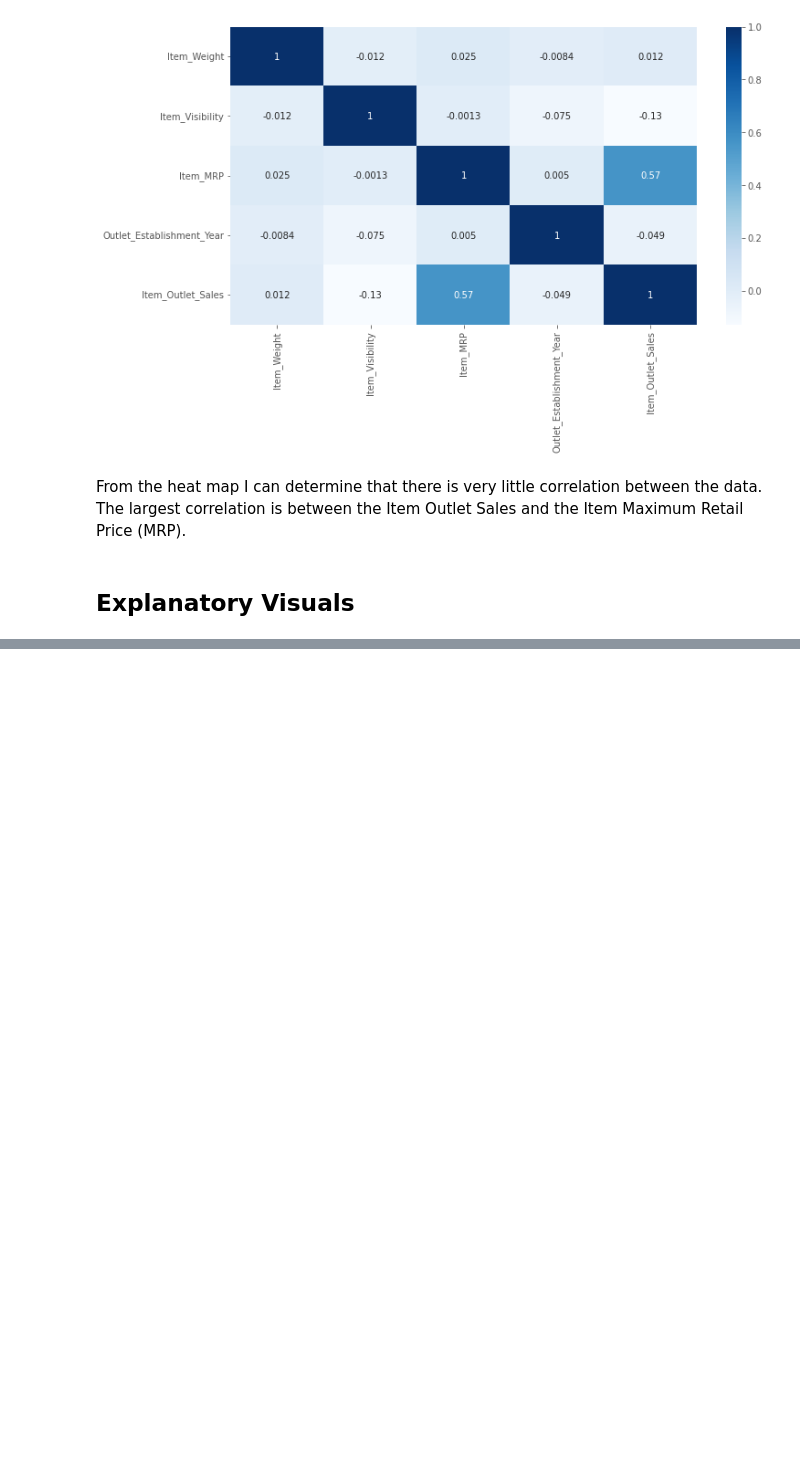
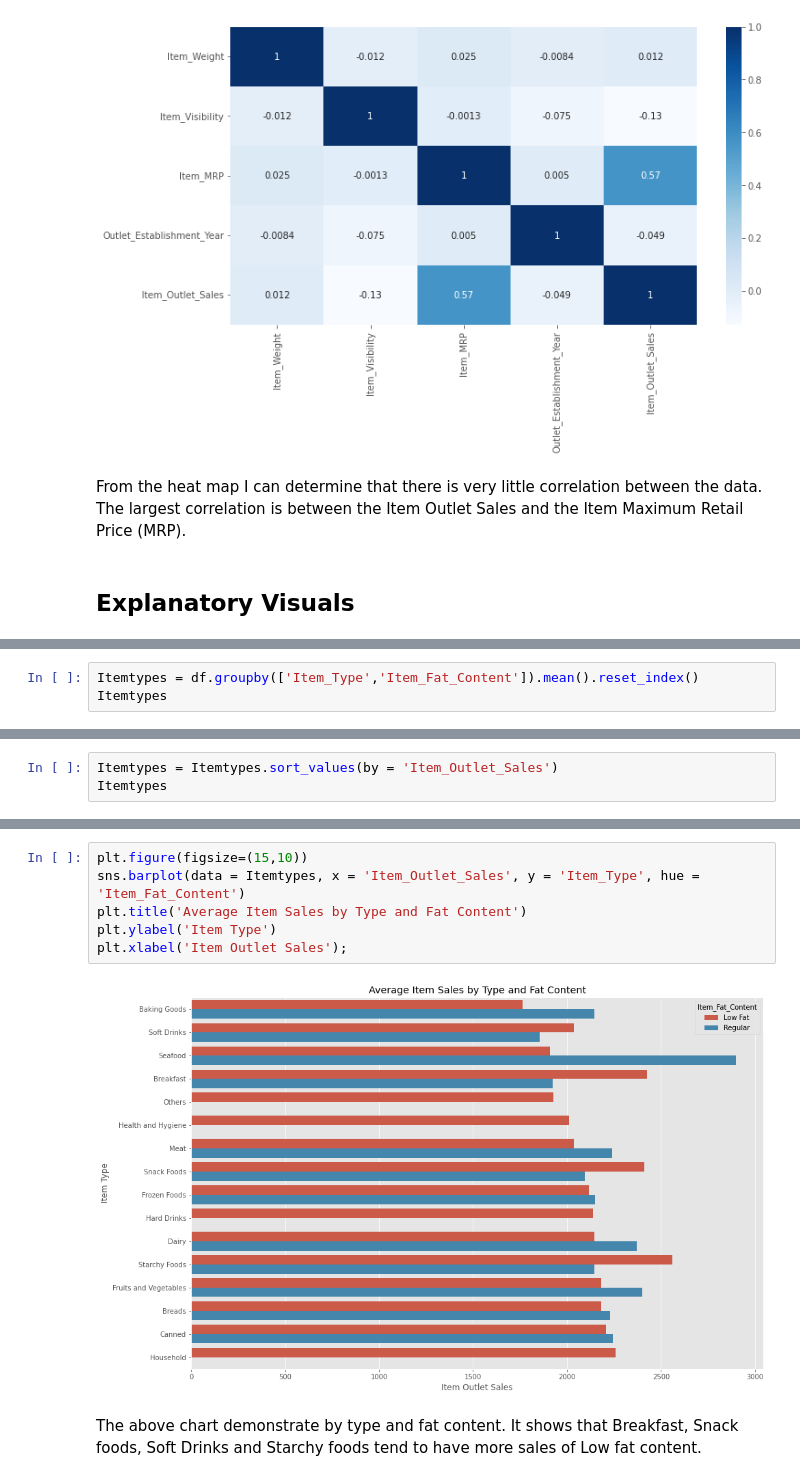
Before and after one commit to daisy-rivera/Sales-Predictions, a Jupyter notebook: Project1_Part3.ipynb, the cells around one changed output, grey strips where cells are left out. Cells and saved outputs as stored; diff of their text form; blank space fills up the shorter version.

```diff
--- a/Project1_Part3.ipynb
+++ b/Project1_Part3.ipynb
@@ -300,0 +371,3 @@ From the heat map I can determine that there is very little correlation between
+# %%
+Itemtypes = df.groupby(['Item_Type','Item_Fat_Content']).mean().reset_index()
+Itemtypes
@@ -300,0 +392,3 @@ From the heat map I can determine that there is very little correlation between
+# %%
+Itemtypes = Itemtypes.sort_values(by = 'Item_Outlet_Sales')
+Itemtypes
@@ -300,0 +413,10 @@ From the heat map I can determine that there is very little correlation between
+# %%
+plt.figure(figsize=(15,10))
+sns.barplot(data = Itemtypes, x = 'Item_Outlet_Sales', y = 'Item_Type', hue = 'Item_Fat_Content')
+plt.title('Average Item Sales by Type and Fat Content')
+plt.ylabel('Item Type')
+plt.xlabel('Item Outlet Sales');
+# %% [output]
+[figure, added]
+# %% [markdown]
+The above chart demonstrate by type and fat content. It shows that Breakfast, Snack foods, Soft Drinks and Starchy foods tend to have more sales of Low fat content.
```
Also changed, not shown: parts of 11 cells of this notebook.
